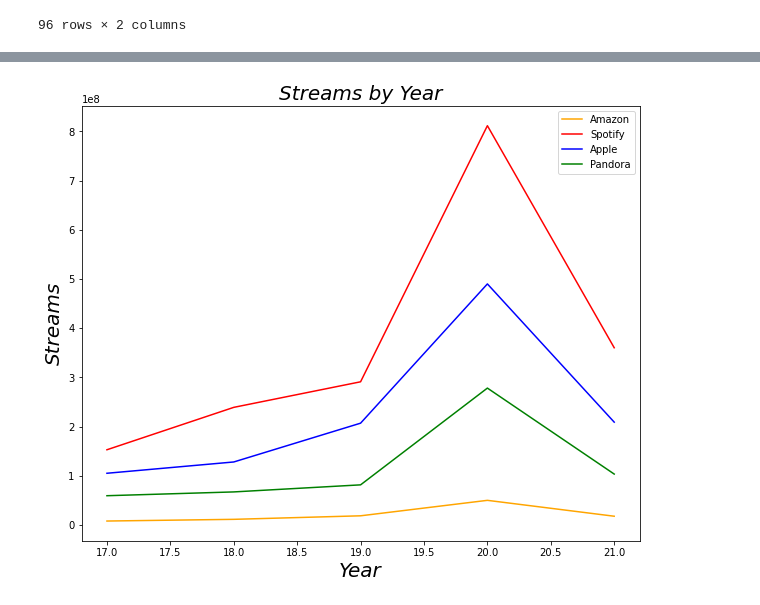
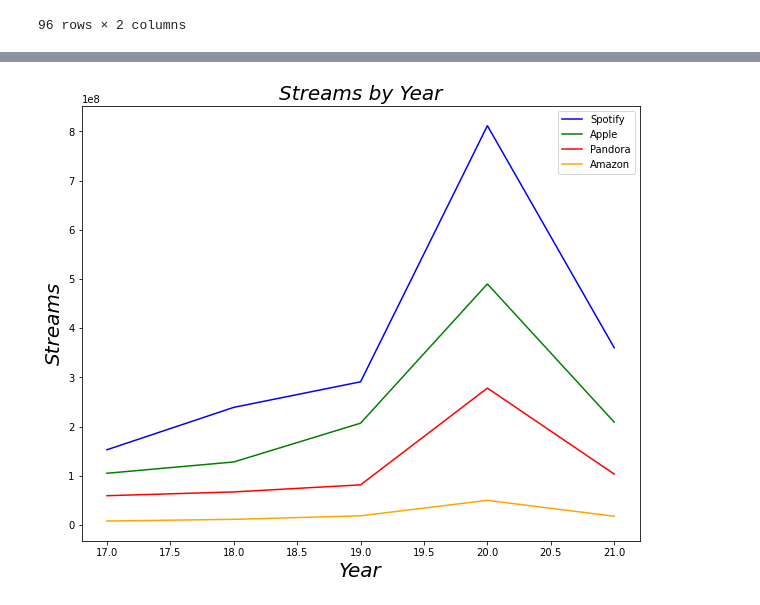
Before and after one commit to NSS-Data-Analytics-Cohort-6/mlc-project-count-dracula, a Jupyter notebook: notebooks/nathan.ipynb, the cells around one changed output, grey strips where cells are left out. Drawn from its saved outputs; the diff is of its cells as text; code cells hidden in the pictures.

```diff
--- a/notebooks/nathan.ipynb
+++ b/notebooks/nathan.ipynb
@@ -164,13 +164,13 @@ Year.head()
 # %%
 plt.subplots(figsize=(10,8))
+plt.plot(Spotify.Year, Spotify.Streams, color="Blue")
+plt.plot(Apple.Year, Apple.Streams, color="Green")
+plt.plot(Pandora.Year, Pandora.Streams, color="Red")
 plt.plot(Amazon.Year, Amazon.Streams, color="Orange")
-plt.plot(Spotify.Year, Spotify.Streams, color="Red")
-plt.plot(Apple.Year, Apple.Streams, color="Blue")
-plt.plot(Pandora.Year, Pandora.Streams, color="Green")
 plt.title('Streams by Year', fontsize=20, fontstyle='oblique')
 plt.xlabel('Year', fontsize=20, fontstyle='oblique')
 plt.ylabel('Streams', fontsize=20, fontstyle='oblique')
-plt.legend(["Amazon", "Spotify", "Apple", "Pandora"])
+plt.legend(["Spotify", "Apple", "Pandora", "Amazon"])
 plt.show()
 # %% [output]
-[figure, old version]
+[figure, new version]
```
Also changed, not shown: parts of 2 cells of this notebook.
